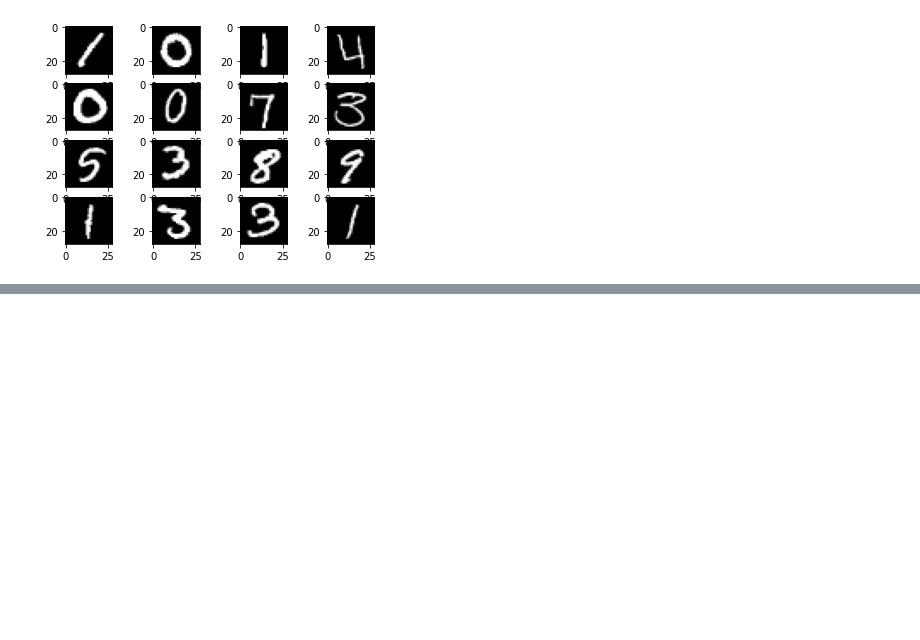
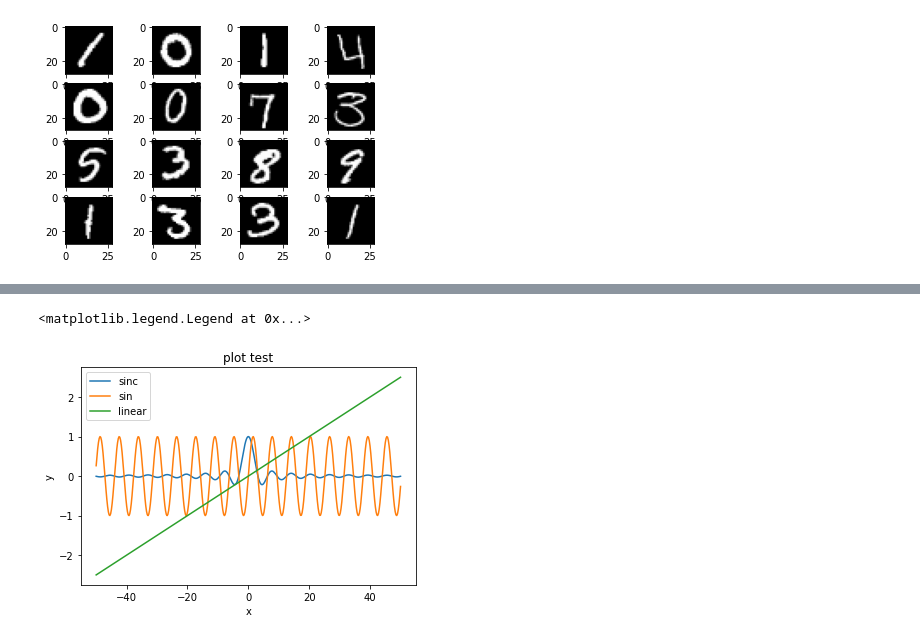
Before and after one commit to cktears/kaggle_digit-recognizer, a Jupyter notebook: digit-recognizer.ipynb, the cells around one changed output, grey strips where cells are left out. Saved outputs shown, nothing was run; the diff lists cells and outputs as text; code cells hidden in the pictures; blank space fills up the shorter version.

```diff
--- a/digit-recognizer.ipynb
+++ b/digit-recognizer.ipynb
@@ -122,0 +130,16 @@ for i in range(0,x_nums):
+# %%
+x = np.linspace(-50,50,400)
+y1 = np.sin(x)/x
+y2 = np.sin(x)
+fig, ax = plt.subplots()
+ax.plot(x,y1,label='sinc')
+ax.plot(x,y2,label='sin')
+#ax.legend()
+ax.set_xlabel('x')
+ax.set_ylabel('y')
+ax.set_title('plot test')
+plt.plot(x,x/20,label='linear')
+plt.legend()
+# %% [output]
+<matplotlib.legend.Legend at 0x...>
+[figure, added]
```
Also changed, not shown: parts of 6 cells of this notebook.
